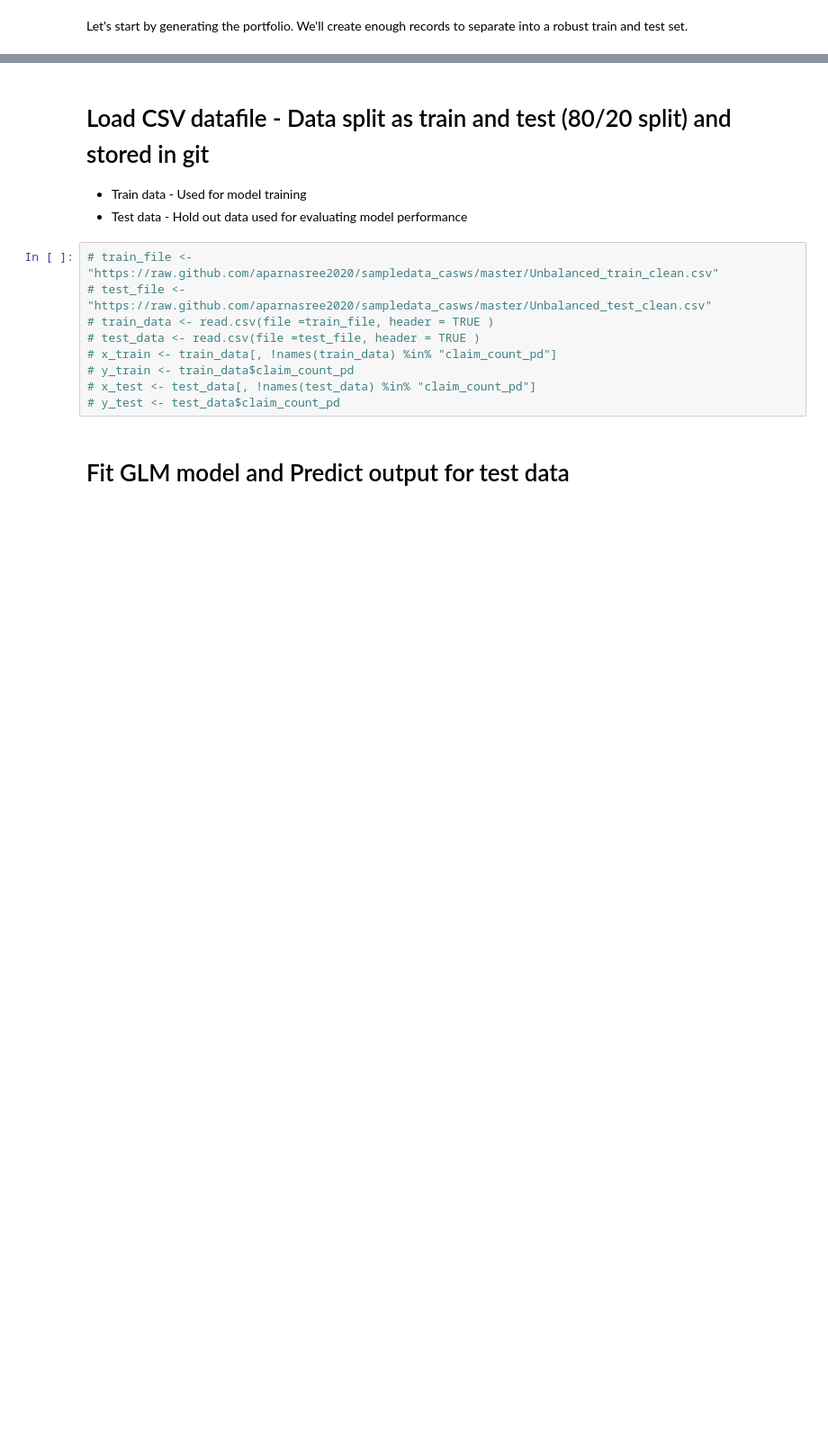
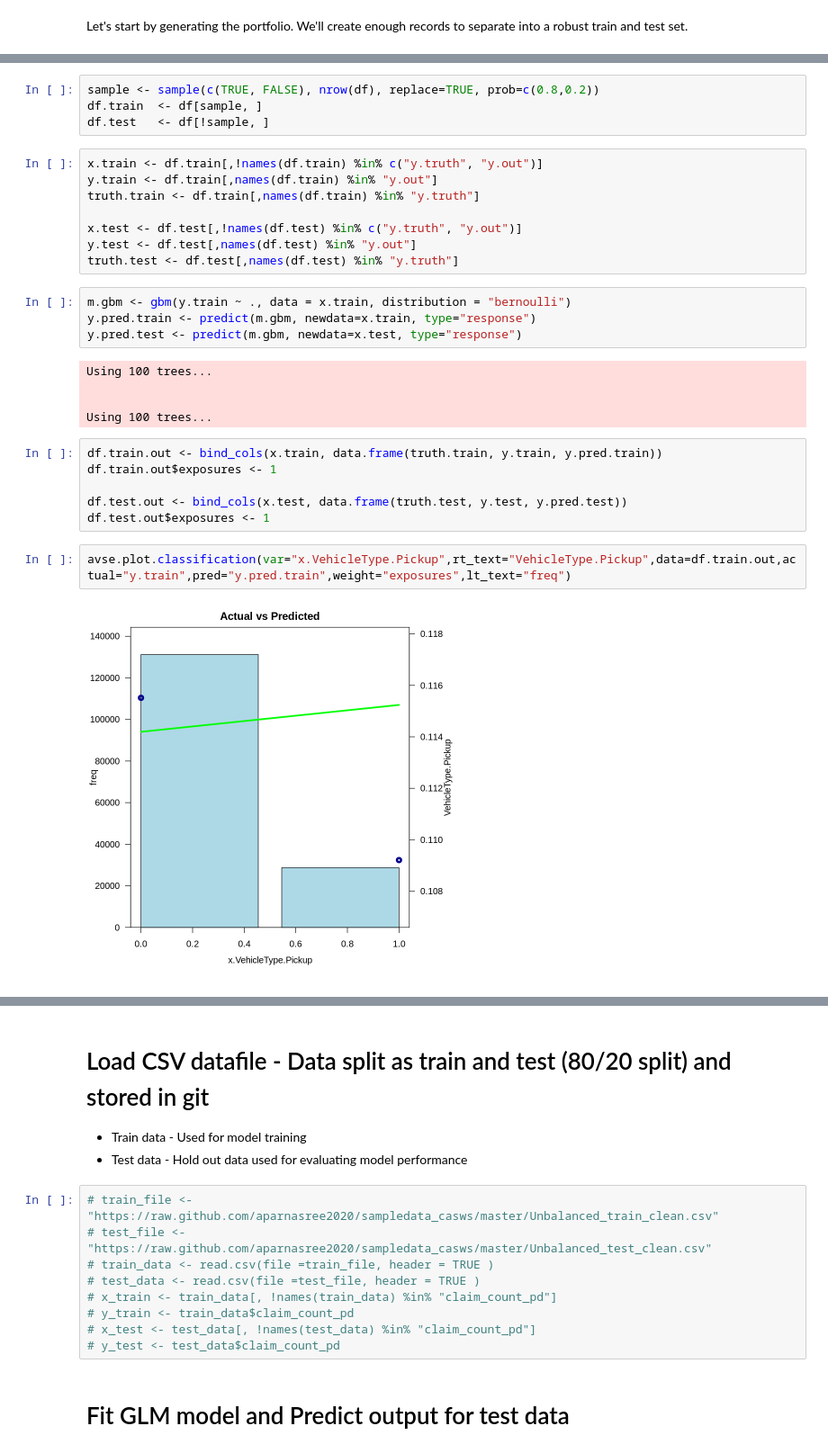
Before and after one commit to aparnasree2020/CAS_RPM_2023_GBM, a Jupyter notebook: GCW_playcode.ipynb, the cells around one changed output, grey strips where cells are left out. Shown at 90% size. Cells and saved outputs as stored; diff of their text form; blank space fills up the shorter version.

```diff
--- a/GCW_playcode.ipynb
+++ b/GCW_playcode.ipynb
@@ -493,0 +621,31 @@ df.x <- data.frame( x.Age, x.Gender.M, x.MaritalStatus.S, x.Tenure,
+# %%
+sample <- sample(c(TRUE, FALSE), nrow(df), replace=TRUE, prob=c(0.8,0.2))
+df.train  <- df[sample, ]
+df.test   <- df[!sample, ]
+# %%
+x.train <- df.train[,!names(df.train) %in% c("y.truth", "y.out")]
+y.train <- df.train[,names(df.train) %in% "y.out"]
+truth.train <- df.train[,names(df.train) %in% "y.truth"]
+
+x.test <- df.test[,!names(df.test) %in% c("y.truth", "y.out")]
+y.test <- df.test[,names(df.test) %in% "y.out"]
+truth.test <- df.test[,names(df.test) %in% "y.truth"]
+# %%
+m.gbm <- gbm(y.train ~ ., data = x.train, distribution = "bernoulli")
+y.pred.train <- predict(m.gbm, newdata=x.train, type="response")
+y.pred.test <- predict(m.gbm, newdata=x.test, type="response")
+# %% [output]
+Using 100 trees...
+
+
+Using 100 trees...
+# %%
+df.train.out <- bind_cols(x.train, data.frame(truth.train, y.train, y.pred.train))
+df.train.out$exposures <- 1
+
+df.test.out <- bind_cols(x.test, data.frame(truth.test, y.test, y.pred.test))
+df.test.out$exposures <- 1
+# %%
+avse.plot.classification(var="x.VehicleType.Pickup",rt_text="VehicleType.Pickup",data=df.train.out,actual="y.train",pred="y.pred.train",weight="exposures",lt_text="freq")
+# %% [output]
+[figure, added]
```
Also changed, not shown: parts of 20 cells of this notebook.
